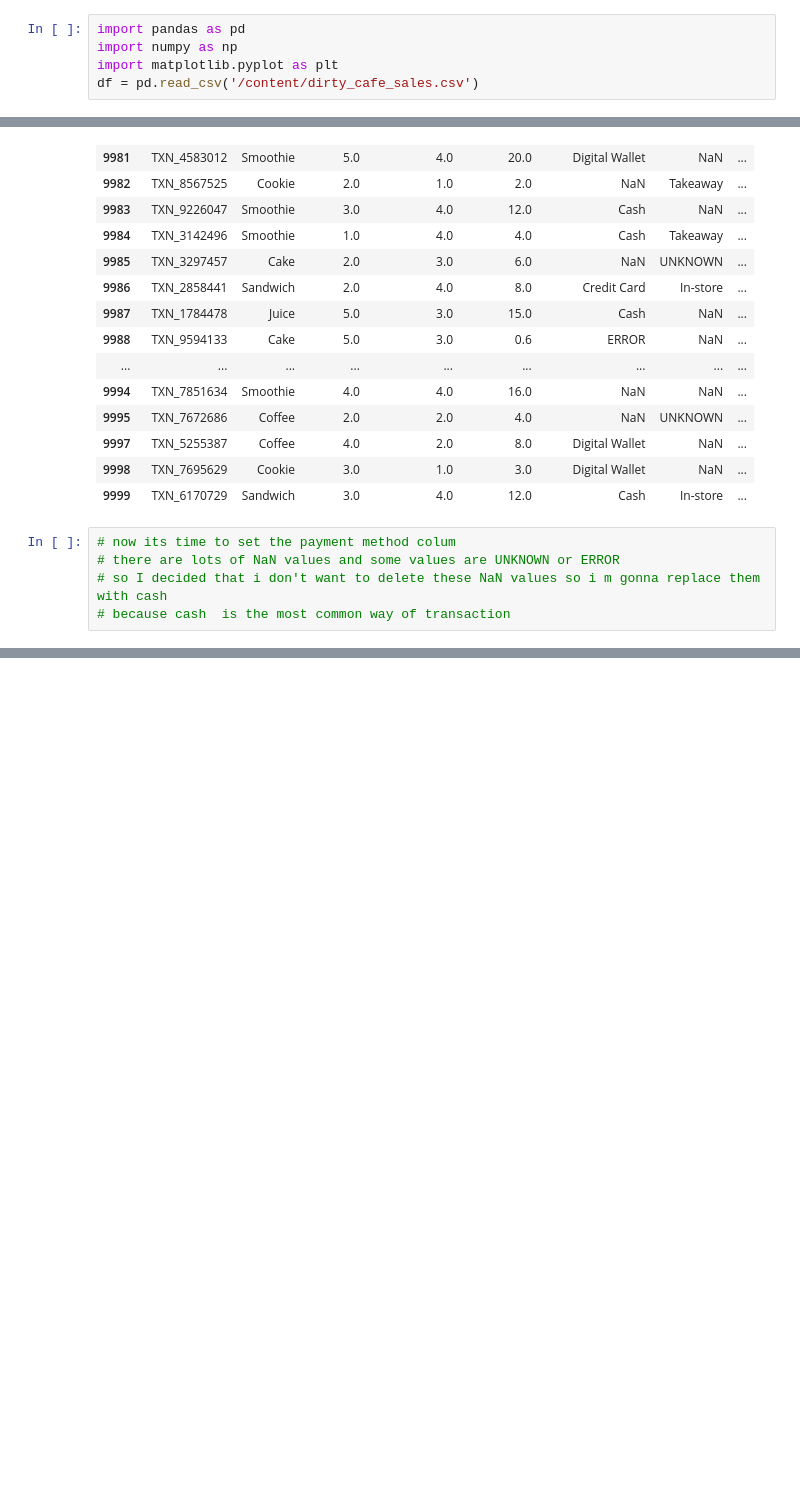
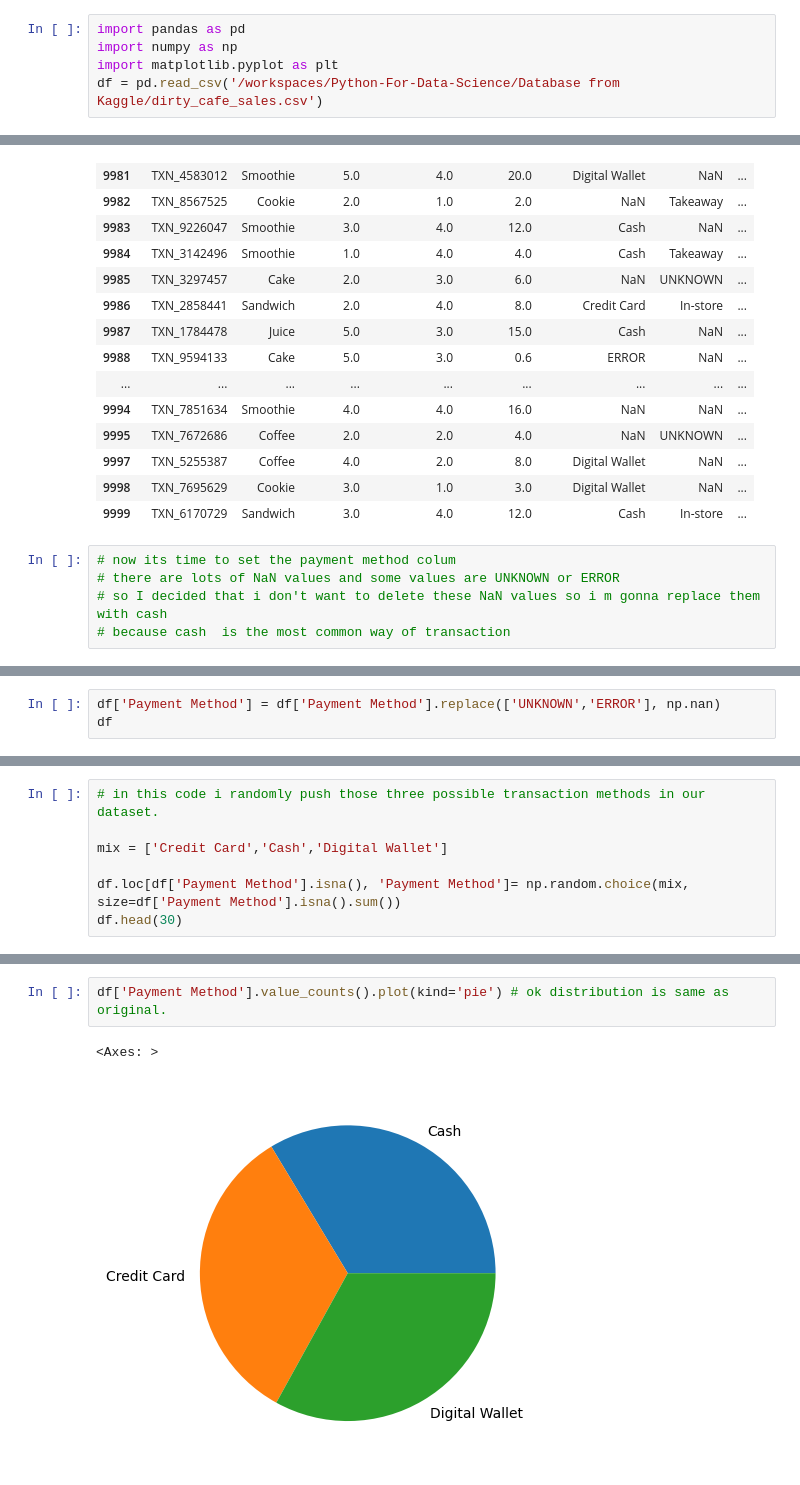
Before and after one commit to aayushmanz/Python-For-Data-Science, a Jupyter notebook: Pandas in Python/Practice in pandas/Practice_6_Dirty_cafe_sales.ipynb, the cells around one changed output, grey strips where cells are left out. Cells and saved outputs as stored; diff of their text form; blank space fills up the shorter version.

```diff
--- a/Pandas in Python/Practice in pandas/Practice_6_Dirty_cafe_sales.ipynb
+++ b/Pandas in Python/Practice in pandas/Practice_6_Dirty_cafe_sales.ipynb
@@ -4,4 +4,4 @@
 import pandas as pd
 import numpy as np
 import matplotlib.pyplot as plt
-df = pd.read_csv('/content/dirty_cafe_sales.csv')
+df = pd.read_csv('/workspaces/Python-For-Data-Science/Database from Kaggle/dirty_cafe_sales.csv')
@@ -187,0 +184,3 @@ a.value_counts().plot(kind='pie')
+# %%
+df['Payment Method'] = df['Payment Method'].replace(['UNKNOWN','ERROR'], np.nan)
+df
@@ -187,0 +201,7 @@ a.value_counts().plot(kind='pie')
+# %%
+# in this code i randomly push those three possible transaction methods in our dataset.
+
+mix = ['Credit Card','Cash','Digital Wallet']
+
+df.loc[df['Payment Method'].isna(), 'Payment Method']= np.random.choice(mix, size=df['Payment Method'].isna().sum())
+df.head(30)
@@ -187,0 +226,5 @@ a.value_counts().plot(kind='pie')
+# %%
+df['Payment Method'].value_counts().plot(kind='pie') # ok distribution is same as original.
+# %% [output]
+<Axes: >
+[figure, added]
```
Also changed, not shown: parts of 8 cells of this notebook.
